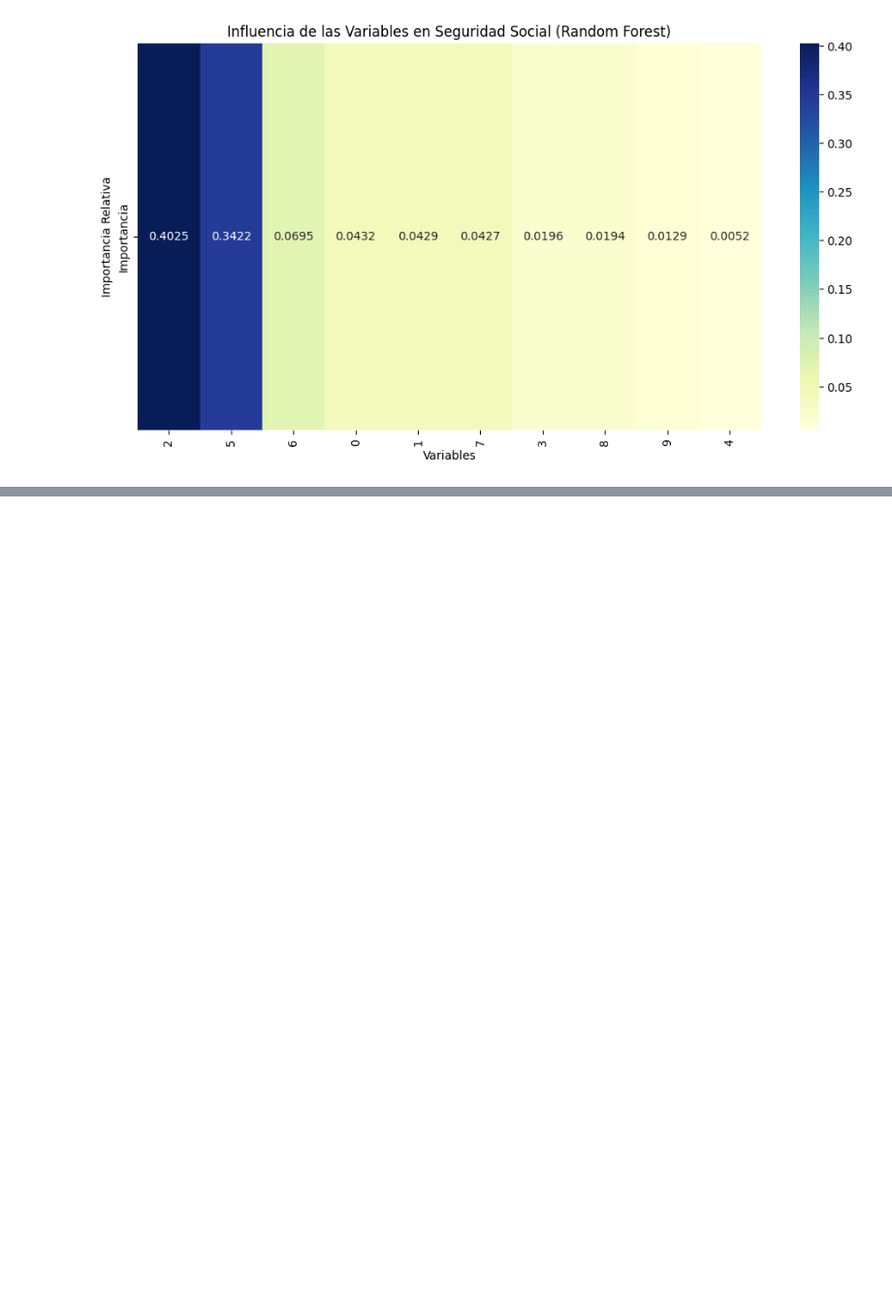
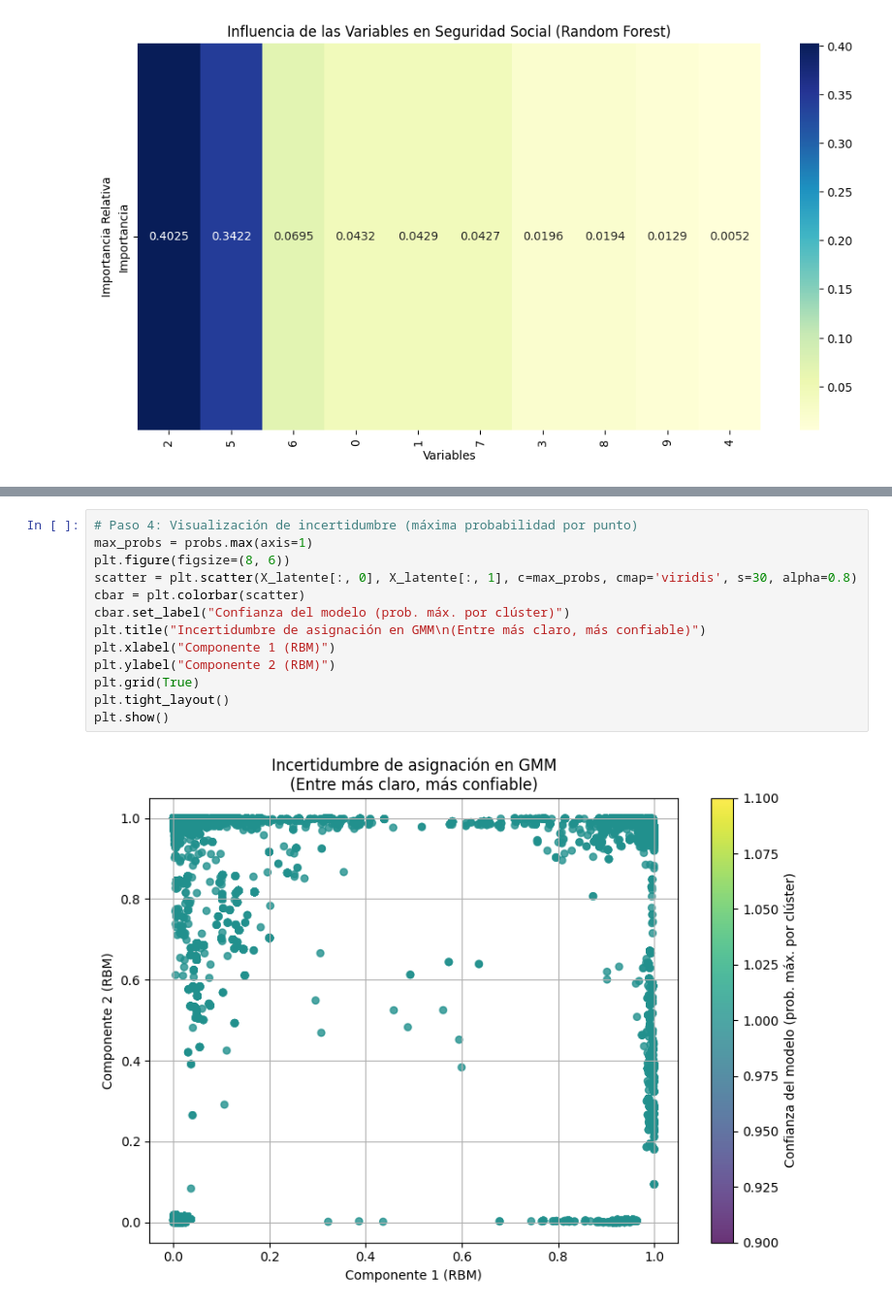
Before and after one commit to trabajogrado28/Natali, a Jupyter notebook: Codigo_def_2020.ipynb, the cells around one changed output, grey strips where cells are left out. Shown at 97% size. Saved outputs shown, nothing was run; the diff lists cells and outputs as text; blank space fills up the shorter version.

```diff
--- a/Codigo_def_2020.ipynb
+++ b/Codigo_def_2020.ipynb
@@ -670,0 +651,15 @@ plt.show()
+# %%
+# Paso 4: Visualización de incertidumbre (máxima probabilidad por punto)
+max_probs = probs.max(axis=1)
+plt.figure(figsize=(8, 6))
+scatter = plt.scatter(X_latente[:, 0], X_latente[:, 1], c=max_probs, cmap='viridis', s=30, alpha=0.8)
+cbar = plt.colorbar(scatter)
+cbar.set_label("Confianza del modelo (prob. máx. por clúster)")
+plt.title("Incertidumbre de asignación en GMM\n(Entre más claro, más confiable)")
+plt.xlabel("Componente 1 (RBM)")
+plt.ylabel("Componente 2 (RBM)")
+plt.grid(True)
+plt.tight_layout()
+plt.show()
+# %% [output]
+[figure, added]
```
Also changed, not shown: parts of 11 cells of this notebook.
